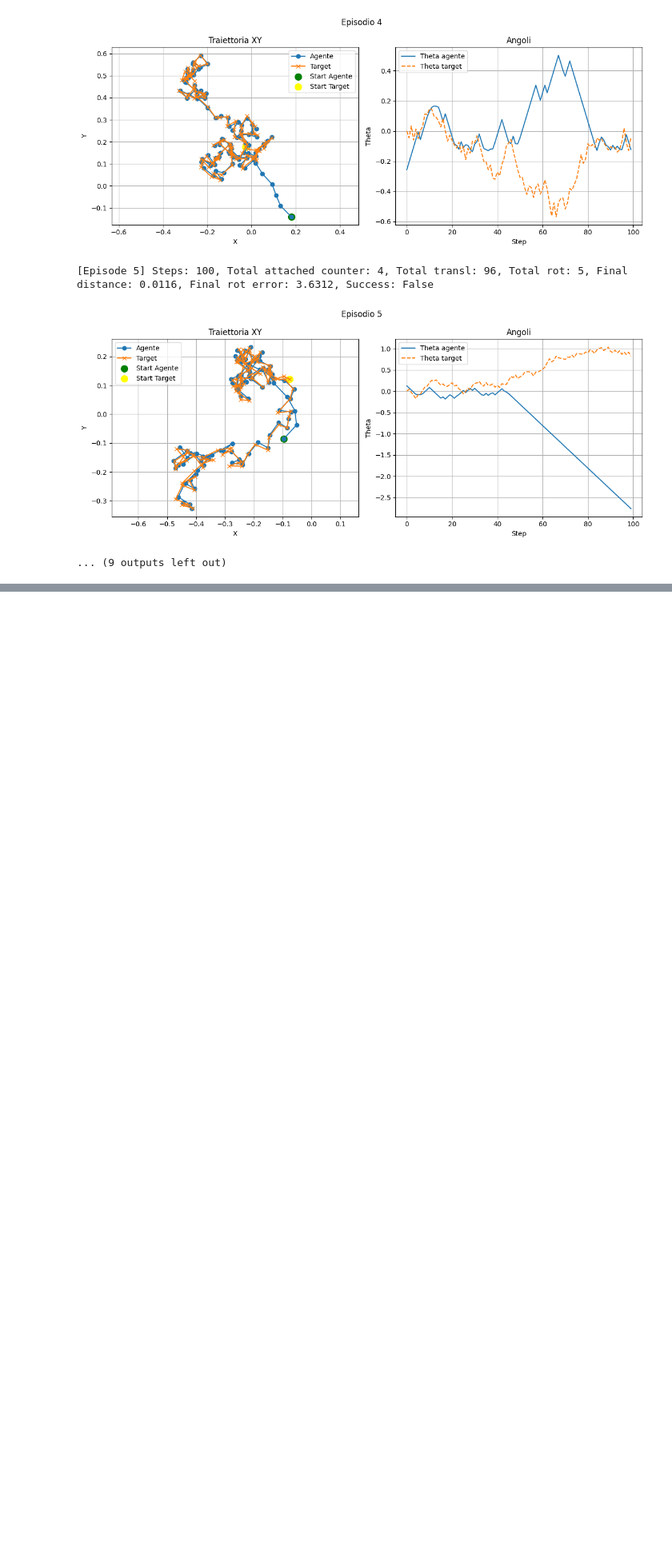
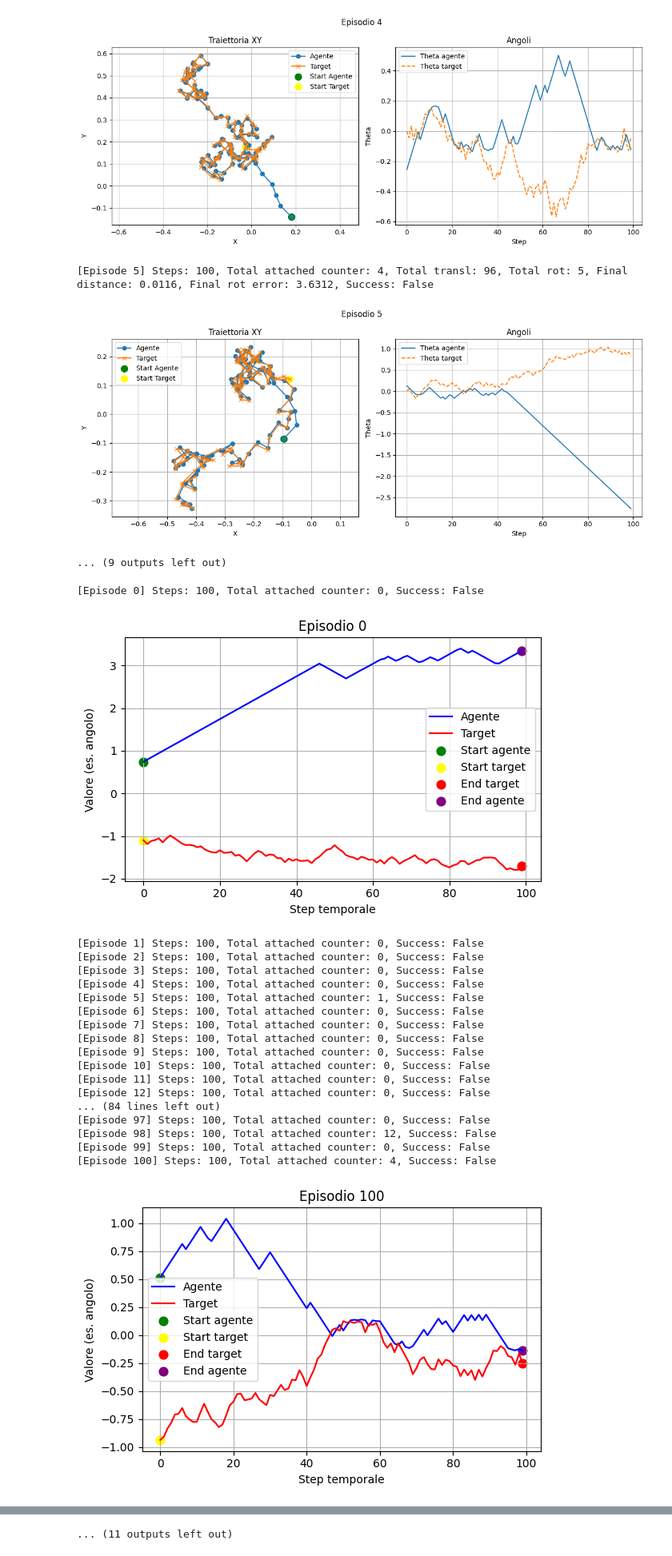
Before and after one commit to EdoardoZappia/RL_IL_AR_for_surgery, a Jupyter notebook: test.ipynb, the cells around one changed output, grey strips where cells are left out. Shown at 80% size. Saved outputs shown, nothing was run; the diff lists cells and outputs as text; code cells hidden in the pictures; blank space fills up the shorter version.

```diff
--- a/test.ipynb
+++ b/test.ipynb
@@ -247,31 +247,52 @@ def test_agent_with_random_targets(agent, env=None, num_episodes=1001, tolerance
         if success:
             success_counter += 1
 
         print(f"[Episode {ep}] Steps: {step}, Total attached counter: {total_attached_counter}, Success: {success}")
 
         if ep % 100 == 0:
             trajectory = np.array(trajectory)
             target_trajectory = np.array(target_trajectory)
             plt.figure(figsize=(6, 4))
             plt.plot(trajectory, label="Agente", color='blue')
             plt.plot(target_trajectory, label="Target", color='red')
             plt.scatter(0, trajectory[0], color='green', label='Start agente', s=60)
             plt.scatter(0, target_trajectory[0], color='yellow', label='Start target', s=60)
             plt.scatter(len(target_trajectory) - 1, target_trajectory[-1], color='red', label='End target', s=60)
             plt.scatter(len(trajectory) - 1, trajectory[-1], color='purple', label='End agente', s=60)
             plt.title(f"Episodio {ep}")
             plt.xlabel("Step temporale")
             plt.ylabel("Valore (es. angolo)")
             plt.legend()
             plt.grid(True)
             plt.tight_layout()
             plt.show()
 
     env.close()
     print(f"\nMedia distanza finale: {np.mean(ep_attached_counter):.4f}")
     print(f"Numero successi: {success_counter} / {num_episodes}")
 
 if __name__ == "__main__":
-    checkpoint = "runs_SOLO_ROT_dyn/ddpg20250503_151134/checkpoint_ep1743.pth"
+    checkpoint = "/Users/edoardozappia/Documents/GitHub/RL_IL_AR_for_surgery/Rotazioni-dinamiche/No-noise/ddpg20250503_151134/checkpoint_ep1743.pth"
     agent = load_agent(checkpoint)
     test_agent_with_random_targets(agent)
+# %% [output]
+[Episode 0] Steps: 100, Total attached counter: 0, Success: False
+[figure, added]
+[Episode 1] Steps: 100, Total attached counter: 0, Success: False
+[Episode 2] Steps: 100, Total attached counter: 0, Success: False
+[Episode 3] Steps: 100, Total attached counter: 0, Success: False
+[Episode 4] Steps: 100, Total attached counter: 0, Success: False
+[Episode 5] Steps: 100, Total attached counter: 1, Success: False
+[Episode 6] Steps: 100, Total attached counter: 0, Success: False
+[Episode 7] Steps: 100, Total attached counter: 0, Success: False
+[Episode 8] Steps: 100, Total attached counter: 0, Success: False
+[Episode 9] Steps: 100, Total attached counter: 0, Success: False
+[Episode 10] Steps: 100, Total attached counter: 0, Success: False
+[Episode 11] Steps: 100, Total attached counter: 0, Success: False
+[Episode 12] Steps: 100, Total attached counter: 0, Success: False
+... (84 lines left out)
+[Episode 97] Steps: 100, Total attached counter: 0, Success: False
+[Episode 98] Steps: 100, Total attached counter: 12, Success: False
+[Episode 99] Steps: 100, Total attached counter: 0, Success: False
+[Episode 100] Steps: 100, Total attached counter: 4, Success: False
+[figure, added]
@@ -277,0 +371 @@ if __name__ == "__main__":
+... (11 outputs left out)
```
Also changed, not shown: parts of 1 cell of this notebook, 1 other file.
